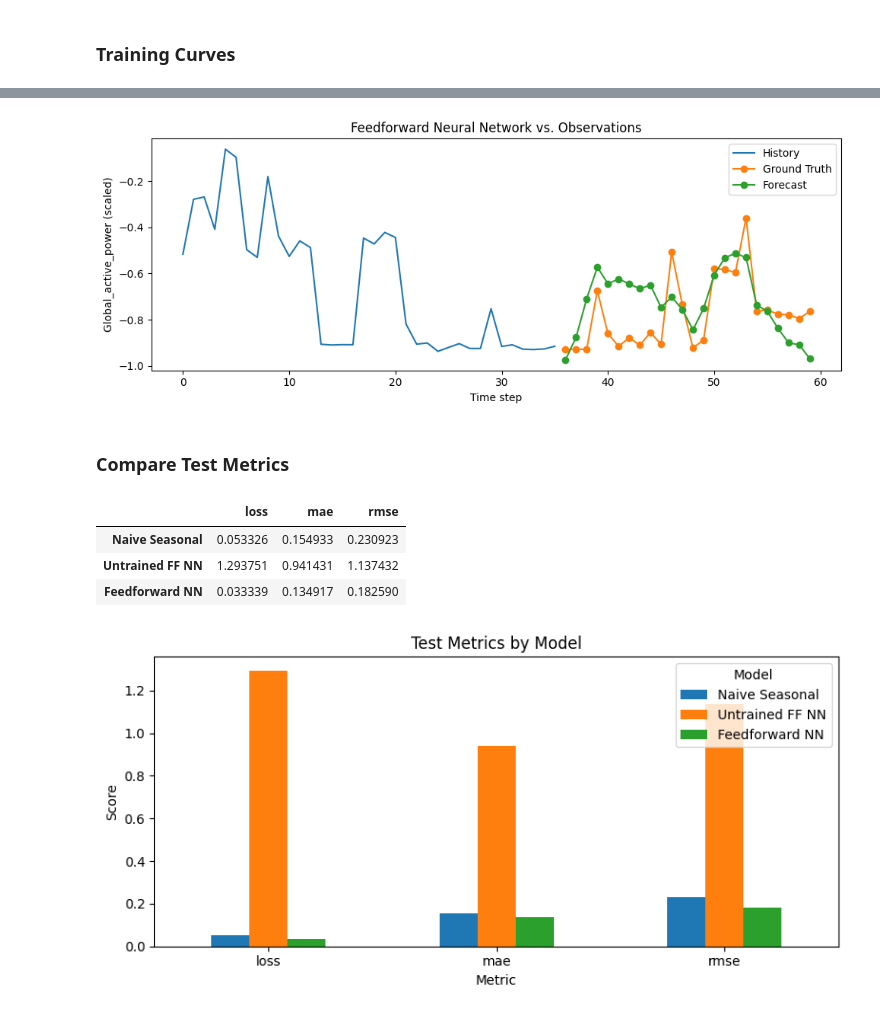
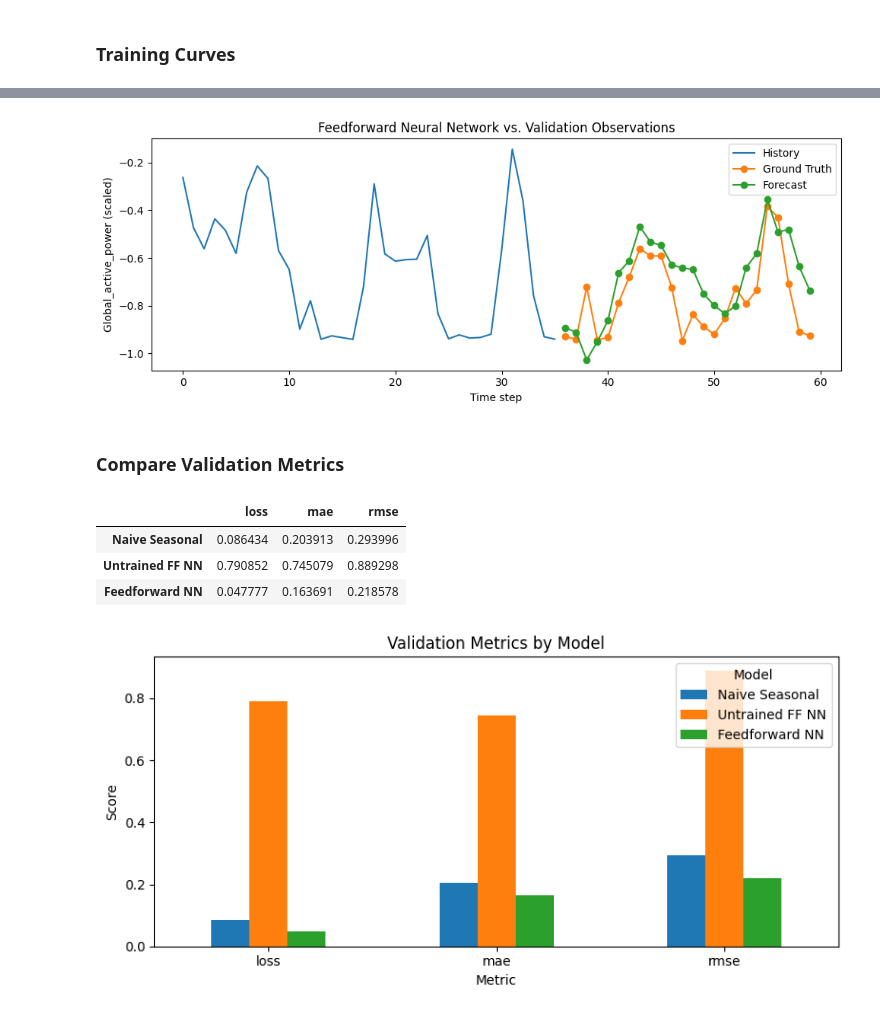
Before and after one commit to giulatona/iecon2025_tutorial, a Jupyter notebook: notebooks/03_forecasting_models.ipynb, the cells around one changed output, grey strips where cells are left out. Saved outputs shown, nothing was run; the diff lists cells and outputs as text; code cells hidden in the pictures.

```diff
--- a/notebooks/03_forecasting_models.ipynb
+++ b/notebooks/03_forecasting_models.ipynb
@@ -239,7 +216,7 @@ To implement this baseline with the Keras **Functional API**, we will:
 - wrap the result in a `keras.Model` so it integrates seamlessly with Keras training, evaluation, and metric utilities.
 # %%
 SEASONAL_PERIOD = 24  # Number of time steps representing one seasonal cycle
-used_target_index = TRAINING_CONFIG['target_columns'][0]
+used_target_index = SETUP_CONFIG['target_columns'][0]
 
 def build_naive_seasonal_model(window_size, forecast_horizon, num_features, seasonal_period, target_index=0):
     """Return a keras.Model that copies the target from the previous seasonal cycle."""
@@ -260,11 +237,9 @@ def build_naive_seasonal_model(window_size, forecast_horizon, num_features, seas
     return keras.Model(inputs=inputs, outputs=outputs, name="naive_seasonal_model")
 
 naive_seasonal_model = build_naive_seasonal_model(
-    window_size=TRAINING_CONFIG['window_size'],
-    forecast_horizon=TRAINING_CONFIG['forecast_horizon'],
+    window_size=SETUP_CONFIG['window_size'],
+    forecast_horizon=SETUP_CONFIG['forecast_horizon'],
     num_features=num_features,
     seasonal_period=SEASONAL_PERIOD,
-    target_index=used_target_index
+    target_index=used_target_index,
 )
-
-naive_seasonal_model.summary()
@@ -406,9 +369,9 @@ def build_feedforward_forecaster(window_size, num_features, forecast_horizon, de
     return keras.Model(inputs=inputs, outputs=outputs, name="feedforward_forecaster")
 
 feedforward_model = build_feedforward_forecaster(
-    window_size=TRAINING_CONFIG['window_size'],
+    window_size=SETUP_CONFIG['window_size'],
     num_features=num_features,
-    forecast_horizon=TRAINING_CONFIG['forecast_horizon'],
+    forecast_horizon=SETUP_CONFIG['forecast_horizon'],
     dense_units=DENSE_LAYER_UNITS
 )
 
@@ -458,6 +421,6 @@ array([[[ 6.59169   ],
 # %%
 feedforward_model.compile(
-    optimizer=keras.optimizers.SGD(learning_rate=TRAINING_CONFIG['learning_rate']),
+    optimizer=keras.optimizers.SGD(learning_rate=SETUP_CONFIG['initial_learning_rate']),
     loss=keras.losses.MeanSquaredError(),
     metrics=[
         keras.metrics.MeanAbsoluteError(name="mae"),
@@ -491,4 +454,4 @@ test metrics:
 # %%
-history = feedforward_model.fit(train_dataset, validation_data=val_dataset, epochs=TRAINING_CONFIG['epochs'], verbose=1)
+history = feedforward_model.fit(train_dataset, validation_data=val_dataset, epochs=SETUP_CONFIG['max_epochs'], verbose=1)
 # %% [output]
 Epoch 1/50
@@ -549,16 +516,16 @@ test metrics:
 # %%
 plot_forecast_sample(
     model=feedforward_model,
-    dataset=test_dataset,
-    config=TRAINING_CONFIG,
+    dataset=val_dataset,
+    config=SETUP_CONFIG,
     sample_index=0,
     target_index=used_target_index,
-    title="Feedforward Neural Network vs. Observations"
+    title="Feedforward Neural Network vs. Validation Observations"
 )
 # %% [output]
-[figure, old version]
+[figure, new version]
 # %% [markdown]
-### Compare Test Metrics
+### Compare Validation Metrics
 # %%
 import pandas as pd
 
@@ -567,27 +534,27 @@ def format_metric_dict(metric_dict):
 
 comparison_df = pd.DataFrame(
     {
-        "Naive Seasonal": format_metric_dict(baseline_metrics.get("test", {})),
-        "Untrained FF NN": format_metric_dict(untrained_ff_metrics.get("test", {})),
-        "Feedforward NN": format_metric_dict(ff_metrics.get("test", {})),
+        "Naive Seasonal": format_metric_dict(baseline_metrics.get("val", {})),
+        "Untrained FF NN": format_metric_dict(untrained_ff_metrics.get("val", {})),
+        "Feedforward NN": format_metric_dict(ff_metrics.get("val", {})),
     }
 ).T
 
 comparison_df
 # %% [output]
 |  | loss | mae | rmse |
-| Naive Seasonal | 0.053326 | 0.154933 | 0.230923 |
-| Untrained FF NN | 1.293751 | 0.941431 | 1.137432 |
-| Feedforward NN | 0.033339 | 0.134917 | 0.182590 |
+| Naive Seasonal | 0.086434 | 0.203913 | 0.293996 |
+| Untrained FF NN | 0.790852 | 0.745079 | 0.889298 |
+| Feedforward NN | 0.047777 | 0.163691 | 0.218578 |
 # %%
 comparison_by_metric = comparison_df.T
 ax = comparison_by_metric.plot(kind="bar", figsize=(8, 4))
 ax.set_ylabel("Score")
 ax.set_xlabel("Metric")
-ax.set_title("Test Metrics by Model")
+ax.set_title("Validation Metrics by Model")
 ax.set_xticklabels(comparison_by_metric.index, rotation=0)
 ax.legend(title="Model")
 plt.tight_layout()
 plt.show()
 # %% [output]
-[figure, old version]
+[figure, new version]
```
Also changed, not shown: parts of 31 cells of this notebook.
